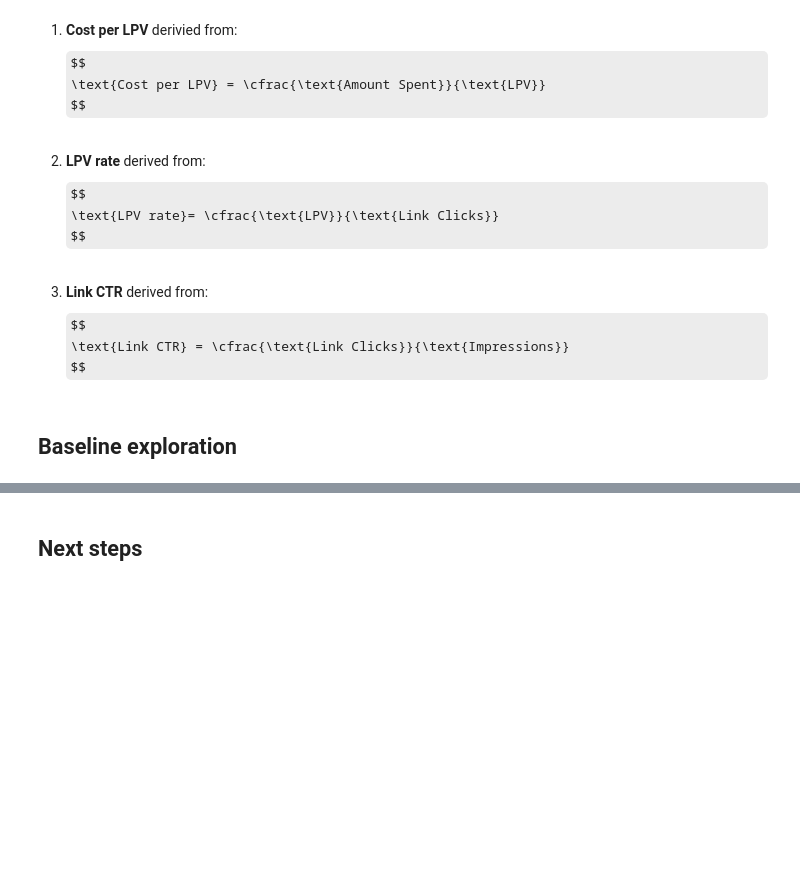
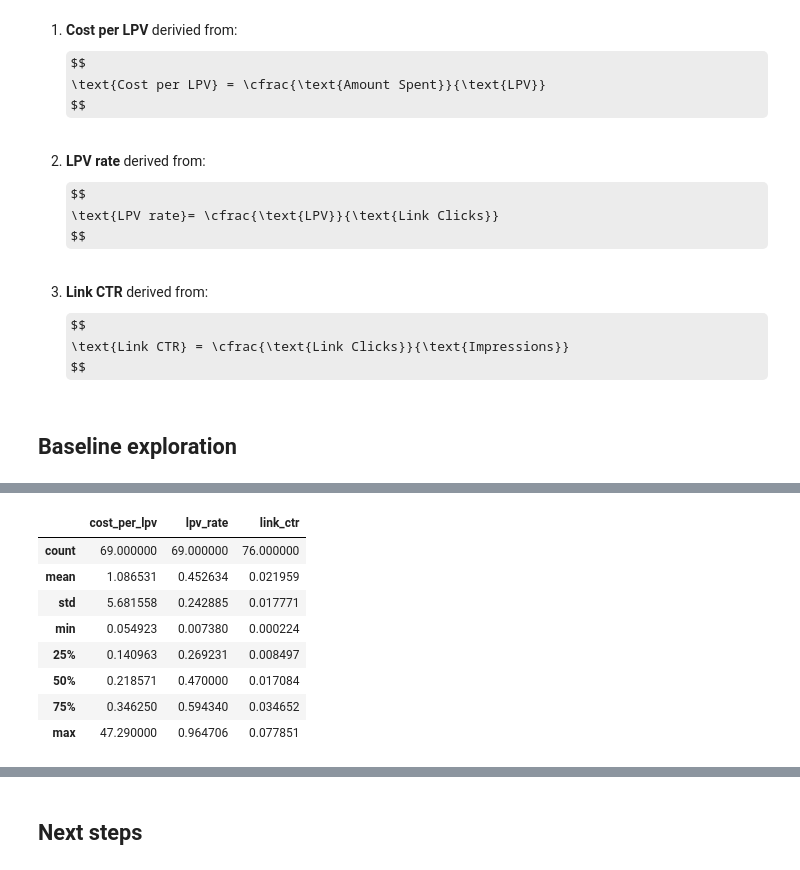
Before and after one commit to AleksM654/project, a Jupyter notebook: notebooks/digital_marketing_budget_allocation_under_uncertainty.ipynb, the cells around one changed output, grey strips where cells are left out. Cells and saved outputs as stored; diff of their text form; code cells hidden in the pictures; some formulas as TeX source; blank space fills up the shorter version.

```diff
--- a/notebooks/digital_marketing_budget_allocation_under_uncertainty.ipynb
+++ b/notebooks/digital_marketing_budget_allocation_under_uncertainty.ipynb
@@ -88,0 +116,26 @@ $$
+# %%
+
+#Computing the three desired "Derived Metrics" in order to proceed with policy evaluation later(safe division; NaN if the denominator is 0)
+df["cost_per_lpv"] = np.where(df["Landing page views"] > 0,
+                              df["Amount spent (EUR)"] / df["Landing page views"],
+                              np.nan)
+
+df["lpv_rate"] = np.where(df["Link clicks"] > 0,
+                              df["Landing page views"] / df["Link clicks"],
+                              np.nan)
+
+df["link_ctr"] = np.where(df["Impressions"] > 0,
+                              df["Link clicks"] / df["Impressions"],
+                              np.nan)
+
+df[["cost_per_lpv","lpv_rate","link_ctr"]].describe()
+# %% [output]
+|  | cost_per_lpv | lpv_rate | link_ctr |
+| count | 69.000000 | 69.000000 | 76.000000 |
+| mean | 1.086531 | 0.452634 | 0.021959 |
+| std | 5.681558 | 0.242885 | 0.017771 |
+| min | 0.054923 | 0.007380 | 0.000224 |
+| 25% | 0.140963 | 0.269231 | 0.008497 |
+| 50% | 0.218571 | 0.470000 | 0.017084 |
+| 75% | 0.346250 | 0.594340 | 0.034652 |
+| max | 47.290000 | 0.964706 | 0.077851 |
```
Also changed, not shown: parts of 6 cells of this notebook, 1 other file.
